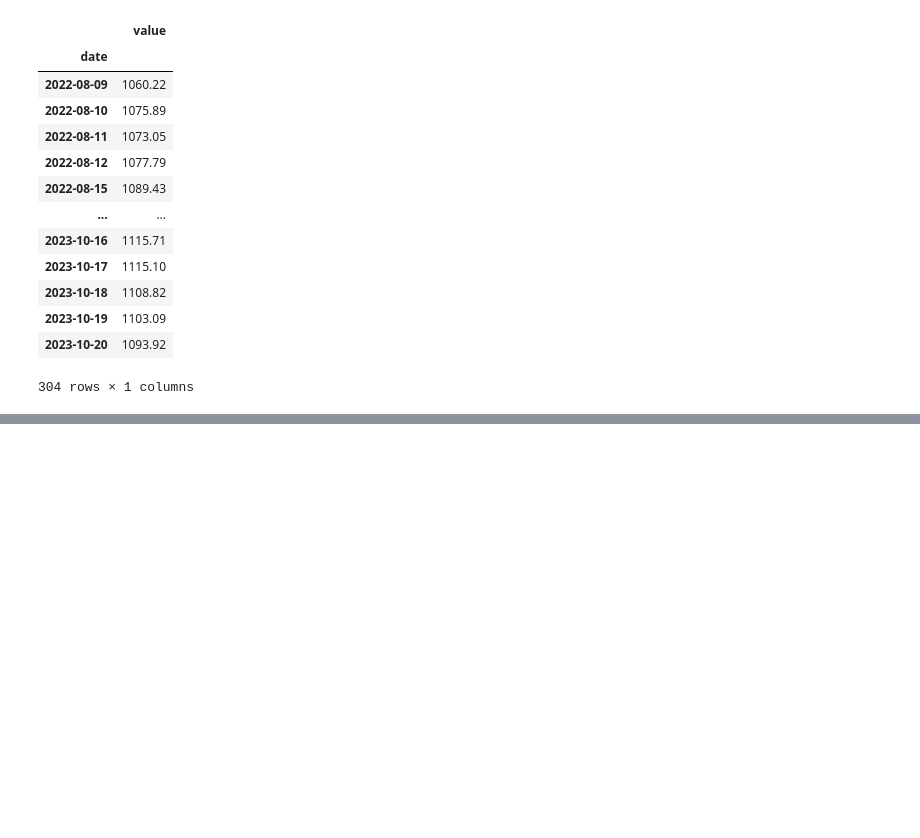
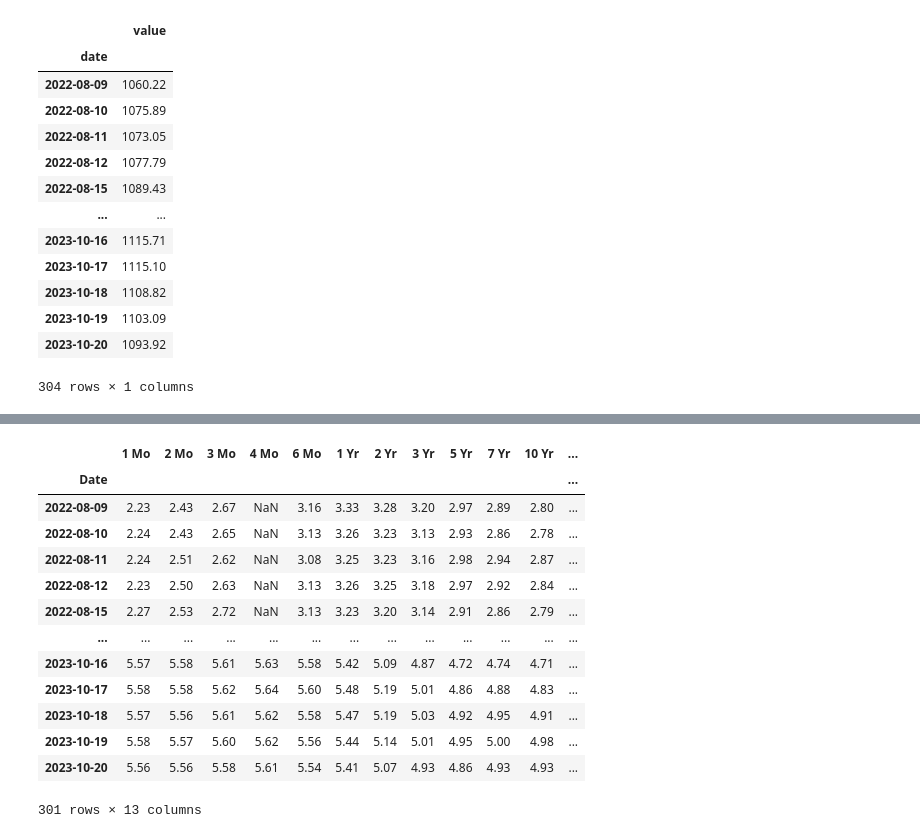
Before and after one commit to RahulG1309/MH4518, a Jupyter notebook: data/data_processing.ipynb, the cells around one changed output, grey strips where cells are left out. Drawn from its saved outputs; the diff is of its cells as text; code cells hidden in the pictures; blank space fills up the shorter version.

```diff
--- a/data/data_processing.ipynb
+++ b/data/data_processing.ipynb
@@ -45,0 +118,18 @@ assert len(a) == len(b)
+# %%
+rate_combined = pd.concat([filtered_rate_2022, filtered_rate_2023])
+rate_combined
+# %% [output]
+|  | 1 Mo | 2 Mo | 3 Mo | 4 Mo | 6 Mo | 1 Yr | 2 Yr | 3 Yr | 5 Yr | 7 Yr | 10 Yr | ... |
+| Date |  |  |  |  |  |  |  |  |  |  |  | ... |
+| 2022-08-09 | 2.23 | 2.43 | 2.67 | NaN | 3.16 | 3.33 | 3.28 | 3.20 | 2.97 | 2.89 | 2.80 | ... |
+| 2022-08-10 | 2.24 | 2.43 | 2.65 | NaN | 3.13 | 3.26 | 3.23 | 3.13 | 2.93 | 2.86 | 2.78 | ... |
+| 2022-08-11 | 2.24 | 2.51 | 2.62 | NaN | 3.08 | 3.25 | 3.23 | 3.16 | 2.98 | 2.94 | 2.87 | ... |
+| 2022-08-12 | 2.23 | 2.50 | 2.63 | NaN | 3.13 | 3.26 | 3.25 | 3.18 | 2.97 | 2.92 | 2.84 | ... |
+| 2022-08-15 | 2.27 | 2.53 | 2.72 | NaN | 3.13 | 3.23 | 3.20 | 3.14 | 2.91 | 2.86 | 2.79 | ... |
+| ... | ... | ... | ... | ... | ... | ... | ... | ... | ... | ... | ... | ... |
+| 2023-10-16 | 5.57 | 5.58 | 5.61 | 5.63 | 5.58 | 5.42 | 5.09 | 4.87 | 4.72 | 4.74 | 4.71 | ... |
+| 2023-10-17 | 5.58 | 5.58 | 5.62 | 5.64 | 5.60 | 5.48 | 5.19 | 5.01 | 4.86 | 4.88 | 4.83 | ... |
+| 2023-10-18 | 5.57 | 5.56 | 5.61 | 5.62 | 5.58 | 5.47 | 5.19 | 5.03 | 4.92 | 4.95 | 4.91 | ... |
+| 2023-10-19 | 5.58 | 5.57 | 5.60 | 5.62 | 5.56 | 5.44 | 5.14 | 5.01 | 4.95 | 5.00 | 4.98 | ... |
+| 2023-10-20 | 5.56 | 5.56 | 5.58 | 5.61 | 5.54 | 5.41 | 5.07 | 4.93 | 4.86 | 4.93 | 4.93 | ... |
+301 rows × 13 columns
```
Also changed, not shown: parts of 8 cells of this notebook, 5 other files.
